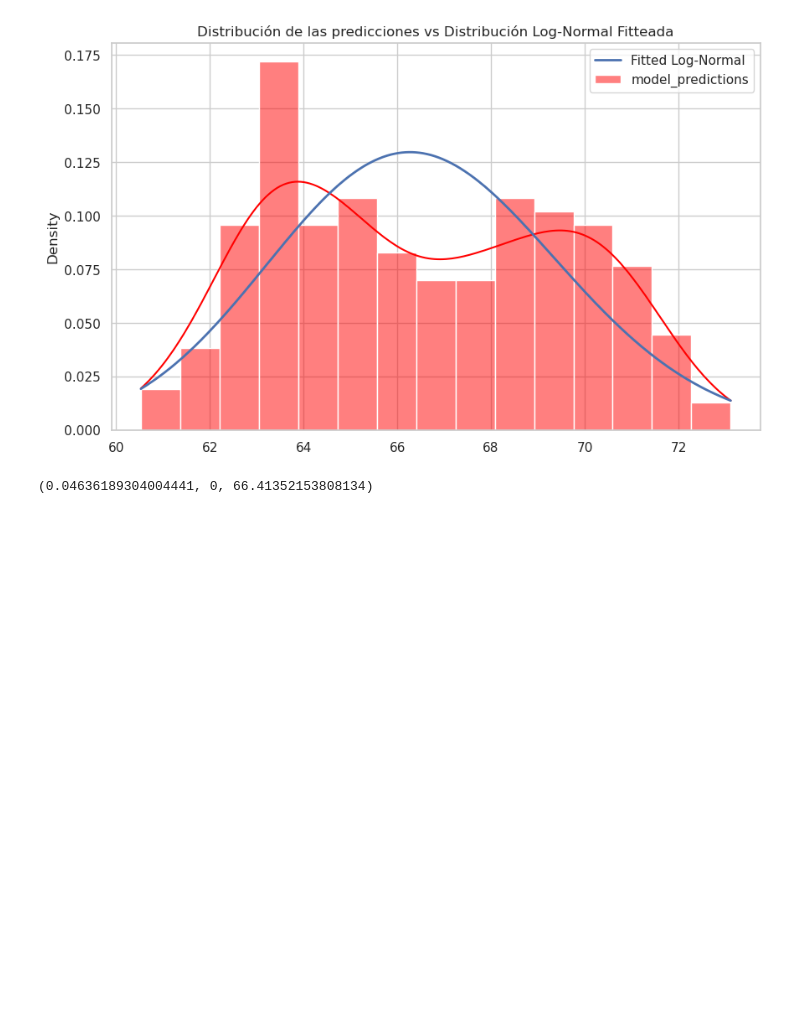
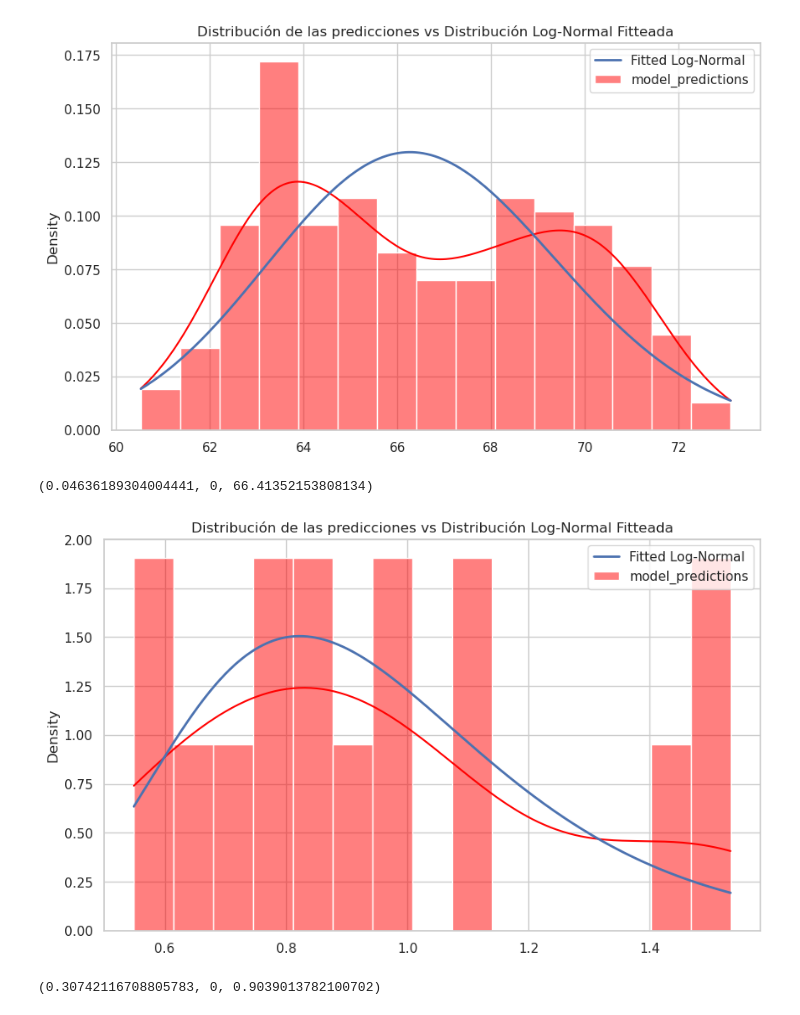
Before and after one commit to fedeegiorgi/proyecto-final, a Jupyter notebook: src/distribucion/analisis_distribucion.ipynb, the cells around one changed output. Cells and saved outputs as stored; diff of their text form; code cells hidden in the pictures; blank space fills up the shorter version.

Commit message:
mas datasets

```diff
--- a/src/distribucion/analisis_distribucion.ipynb
+++ b/src/distribucion/analisis_distribucion.ipynb
@@ -545,3 +545,14 @@ plot_log_normal_fit(predictions_height, 'height')
 # %% [output]
 [figure]
 (0.04636189304004441, 0, 66.41352153808134)
+# %%
+# https://www.openml.org/search?type=data&status=active&sort=runs&qualities.NumberOfClasses=lte_1&id=553
+
+dataset_filepath = 'kidney.arff'  # Aquí se incluirían las rutas a los datasets
+pred_col_name = 'frailty'  # Columna a predecir
+dataset_height, mse_height, predictions_height = process_dataset(dataset_filepath, pred_col_name)
+# %%
+plot_log_normal_fit(predictions_height, 'kidney')
+# %% [output]
+[figure, added]
+(0.30742116708805783, 0, 0.9039013782100702)
```
Also changed, not shown: parts of 4 cells of this notebook, 6 other files.
